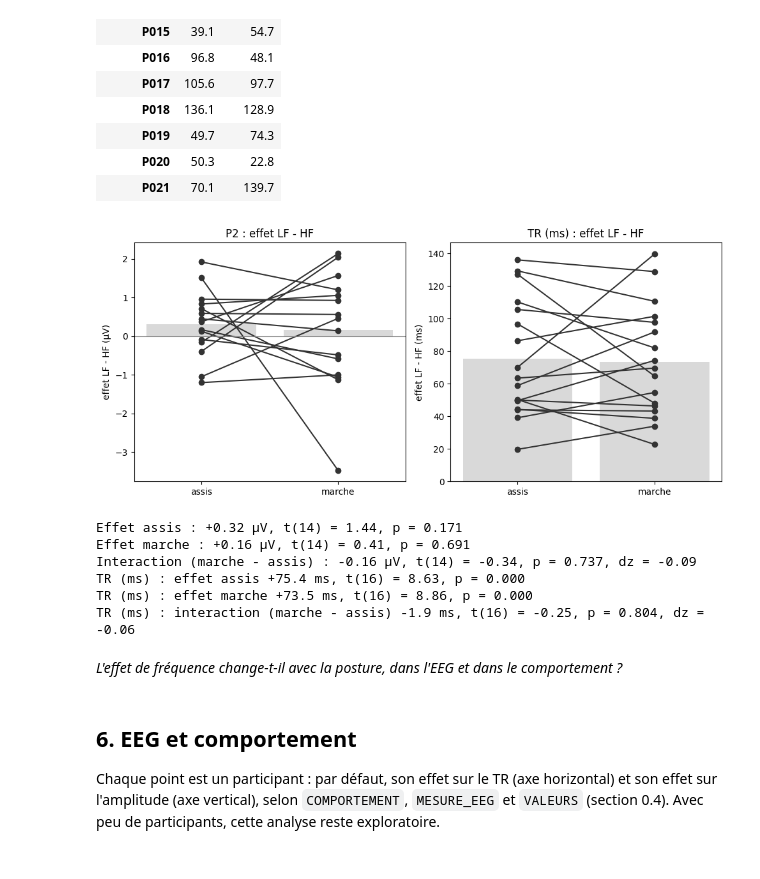
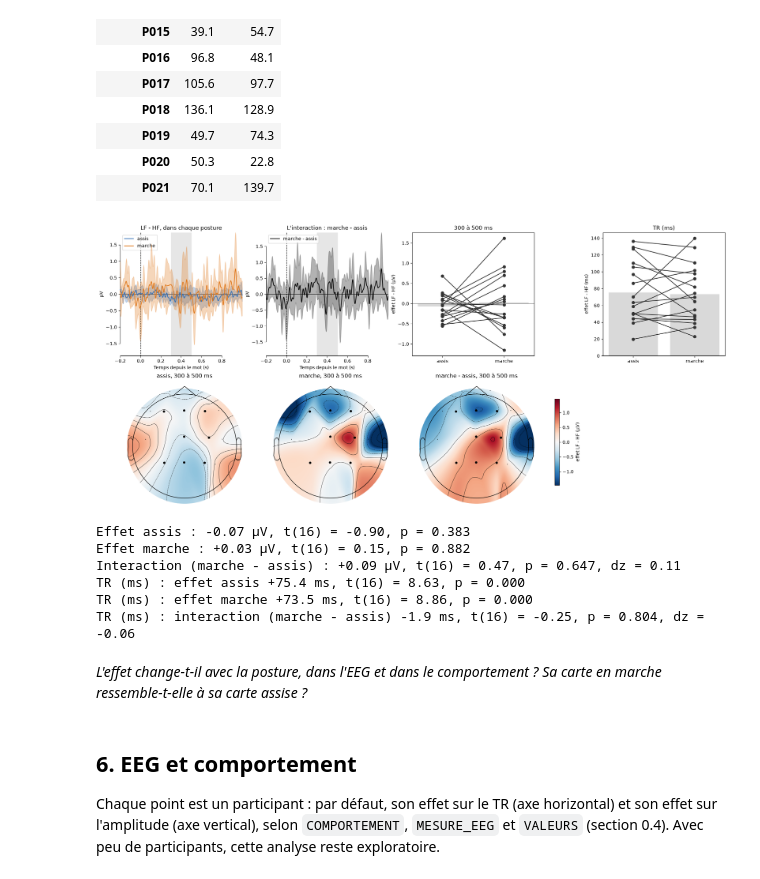
Before and after one commit to snesmaeili/PSY2007-Y-UdeM, a Jupyter notebook: autumn-2026/seance2/09_analysis1_lexicaldecision.ipynb, the cells around one changed output. Cells and saved outputs as stored; diff of their text form; code cells hidden in the pictures.

```diff
--- a/autumn-2026/seance2/09_analysis1_lexicaldecision.ipynb
+++ b/autumn-2026/seance2/09_analysis1_lexicaldecision.ipynb
@@ -174,24 +175,25 @@ justifiez votre choix à l'avance.
 # %%
 # ---- 0.4 Vos choix ---------------------------------------------------------------------------------------------------------------
 COMPOSANTES = {                # le tableau ci-dessus (ne pas modifier)
-    'P2': dict(fenetre=(0.140, 0.220), region=['F3', 'Fz', 'F4', 'C3', 'Cz', 'C4'], polarite='pos', recherche=(0.100, 0.300), centre='mot'),
-    'N400': dict(fenetre=(0.300, 0.500), region=['C3', 'Cz', 'C4', 'P3', 'Pz', 'P4'], polarite='neg', recherche=(0.250, 0.650), centre='mot'),
+    'P2': dict(fenetre=(0.140, 0.220), region=['F3', 'Fz', 'F4', 'C3', 'Cz', 'C4', 'P3', 'Pz', 'P4'], polarite='pos', recherche=(0.100, 0.300), centre='mot'),
+    'N400': dict(fenetre=(0.300, 0.500), region=['F3', 'Fz', 'F4', 'C3', 'Cz', 'C4', 'P3', 'Pz', 'P4'], polarite='neg', recherche=(0.250, 0.650), centre='mot'),
     'LPC': dict(fenetre=(-0.100, 0.0), region=['C3', 'Cz', 'C4', 'P3', 'Pz', 'P4'], polarite='pos', recherche=(-0.500, 0.100), centre='tape'),
     'LPC (mot)': dict(fenetre=(0.450, 0.800), region=['C3', 'Cz', 'C4', 'P3', 'Pz', 'P4'], polarite='pos', recherche=(0.400, 0.900), centre='mot'),
-    'P200': dict(fenetre=(0.180, 0.250), region=['F3', 'Fz', 'F4', 'C3', 'Cz', 'C4'], polarite='pos', recherche=(0.150, 0.300), centre='mot'),
-    'P200-N250': dict(fenetre=(0.180, 0.300), region=['F3', 'Fz', 'F4', 'C3', 'Cz', 'C4'], polarite='pos', recherche=(0.150, 0.350), centre='mot'),
+    'P200': dict(fenetre=(0.180, 0.250), region=['F3', 'Fz', 'F4', 'C3', 'Cz', 'C4', 'P3', 'Pz', 'P4'], polarite='pos', recherche=(0.150, 0.300), centre='mot'),
+    'P200-N250': dict(fenetre=(0.180, 0.300), region=['F3', 'Fz', 'F4', 'C3', 'Cz', 'C4', 'P3', 'Pz', 'P4'], polarite='pos', recherche=(0.150, 0.350), centre='mot'),
     'P3/LPC': dict(fenetre=(0.500, 0.800), region=['C3', 'Cz', 'C4', 'P3', 'Pz', 'P4'], polarite='pos', recherche=(0.450, 0.900), centre='mot'),
     'CPP': dict(fenetre=(-0.500, 0.0), region=['C3', 'Cz', 'C4', 'P3', 'Pz', 'P4'], polarite='pos', recherche=(-0.500, 0.100), centre='tape'),
 }
 
 # Hypothèse
-HYPOTHESE = 'posture'          # 'posture', 'frequence', 'lexicalite' ou 'tr' (essais lents contre rapides)
+HYPOTHESE = 'lexicalite'          # 'posture', 'frequence', 'lexicalite' ou 'tr' (essais lents contre rapides)
 POSTURE = 'les deux'           # pour 'frequence', 'lexicalite' et 'tr' : 'les deux', 'assis' ou 'marche'
 
 # ERP
-COMPOSANTE = 'P2'              # 'P2', 'N400', 'LPC' (autour de la tape), 'LPC (mot)', 'P200', 'P200-N250', 'P3/LPC' ou 'CPP' (autour de la tape)
+COMPOSANTE = 'N400'              # 'P2', 'N400', 'LPC' (autour de la tape), 'LPC (mot)', 'P200', 'P200-N250', 'P3/LPC' ou 'CPP' (autour de la tape)
 FENETRE = COMPOSANTES[COMPOSANTE]['fenetre']   # ou votre fenêtre en secondes, par exemple (0.350, 0.450)
 REGION = COMPOSANTES[COMPOSANTE]['region']     # ou d'autres électrodes, par exemple ['Cz', 'Pz']
+LIGNE_DE_BASE = 'soustraction' # 'soustraction' (la correction classique, celle des notebooks 00) ou 'regression' (Alday, 2019) : section 2.0
 PARTICIPANT = 'P010'           # le participant de l'image des essais (section 2.3)
 
 # Options
@@ -200,6 +202,7 @@ EXIGER_MINIMUM = False         # True : sans les époques où la région a trop
 
 # Sections 5 et 6
 EFFET = 'frequence'            # l'effet comparé entre les postures : 'frequence' (LF - HF) ou 'lexicalite' (pseudo-mots - mots)
+ZONE = 'region'                # où le mesurer : 'region' (REGION et FENETRE) ou 'amas' (l'amas le plus fort de la section 3.1)
 COMPORTEMENT = 'TR (ms)'       # 'TR (ms)', 'Exactitude (%)' ou 'IES (ms)'
 MESURE_EEG = 'amplitude (µV)'  # 'amplitude (µV)' ou 'latence (ms)'
 VALEURS = 'difference'         # 'difference' (l'effet de chaque participant) ou une condition, par exemple 'assis'
@@ -524,10 +686,10 @@ amplitudes essai par essai / √n, où n est le nombre d'essais. Une SME plus gr
 lignes = []
 for participant, a, b in zip(participants, onde_A, onde_B):
     for condition, onde, choix in ((COND_A, a, CHOIX_A), (COND_B, b, CHOIX_B)):
-        amplitude = onde.copy().crop(*FENETRE).data.mean() * 1e6
+        amplitude = onde.copy().crop(*FENETRE).get_data(units='uV').mean()
         # strict=False : le point le plus haut (ou le plus bas) de la fenêtre, quel que soit son signe
         _, latence = onde.get_peak(tmin=FENETRE_LATENCE[0], tmax=FENETRE_LATENCE[1], mode=POLARITE, strict=False)
-        par_essai = region_mesuree(EPOQUES[participant][choix].copy().crop(*FENETRE), REGION)[0].mean(axis=1)   # l'amplitude de chaque essai
+        par_essai = REGIONALES[participant][choix].crop(*FENETRE).get_data(units='uV').mean(axis=(1, 2))   # chaque essai
         lignes.append({'participant': participant, 'condition': condition, 'amplitude (µV)': amplitude, 'latence (ms)': latence * 1000,
                        'SME (µV)': par_essai.std(ddof=1) / np.sqrt(len(par_essai)), 'essais': len(par_essai)})
 mesures_eeg = pd.DataFrame(lignes)
@@ -652,41 +826,65 @@ TR (ms) : effet LF - HF dans chaque posture
 | P021 | 70.1 | 139.7 |
 # %%
 # ---- F7 : l'effet dans chaque posture et l'interaction ---------------------------------------------------------------------------
+fig, axes = plt.subplots(2, 4, figsize=(19, 8.5), layout='constrained')
+mne.viz.plot_compare_evokeds(ondes, picks='zone', ci=0.95, colors={'assis': '#2f6db5', 'marche': '#e0791d'}, axes=axes[0, 0],
+                             show_sensors=False, title=f'{NOM_EFFET}, dans chaque posture', show=False)
+ecarts = [mne.combine_evoked([m, a], weights=[1, -1]) for a, m in zip(ondes['assis'], ondes['marche'])]   # marche - assis
+mne.viz.plot_compare_evokeds({'marche - assis': ecarts}, picks='zone', ci=0.95, colors=['k'], axes=axes[0, 1], show_sensors=False,
+                             title="L'interaction : marche - assis", show=False)
+for ax in axes[0, :2]:
+    ax.axvspan(*FENETRE_5, color='0.9', zorder=0)
+    ax.set_xlabel(f'Temps depuis {ZERO} (s)')
+axes[0, 2].bar([0, 1], interaction.mean(), color='0.85')
+axes[0, 2].plot([0, 1], interaction.T.to_numpy(), color='0.2', marker='o')     # un trait par participant
+axes[0, 2].axhline(0, color='0.5', lw=0.8)
+axes[0, 2].set(xticks=[0, 1], xticklabels=['assis', 'marche'], ylabel=f'effet {NOM_EFFET} (µV)',
+               title=f'{FENETRE_5[0] * 1000:.0f} à {FENETRE_5[1] * 1000:.0f} ms')
 UNITE_C = COMPORTEMENT.split('(')[1].rstrip(')')                 # 'ms' ou '%'
-fig, axes = plt.subplots(1, 2, figsize=(10, 4.5))
-for ax, tableau, titre, unite in ((axes[0], interaction, NOM, 'µV'), (axes[1], interaction_c, COMPORTEMENT, UNITE_C)):   # l'EEG, le comportement
-    ax.bar([0, 1], tableau.mean(), color='0.85')
-    ax.plot([0, 1], tableau.T.to_numpy(), color='0.2', marker='o')     # un trait par participant
-    ax.axhline(0, color='0.5', lw=0.8)
-    ax.set(xticks=[0, 1], xticklabels=['assis', 'marche'], ylabel=f'effet {NOM_EFFET} ({unite})', title=f'{titre} : effet {NOM_EFFET}')
-plt.tight_layout()
+axes[0, 3].bar([0, 1], interaction_c.mean(), color='0.85')        # le comportement (5.2)
+axes[0, 3].plot([0, 1], interaction_c.T.to_numpy(), color='0.2', marker='o')
+axes[0, 3].axhline(0, color='0.5', lw=0.8)
+axes[0, 3].set(xticks=[0, 1], xticklabels=['assis', 'marche'], ylabel=f'effet {NOM_EFFET} ({UNITE_C})', title=COMPORTEMENT)
+axes[1, 3].set_axis_off()
+# les cartes dans la fenêtre : à chaque électrode, la moyenne des participants qui l'ont mesurée (au moins 3, et la moitié d'entre eux)
+cartes['marche - assis'] = [mne.combine_evoked([m, a], weights=[1, -1]) for a, m in zip(cartes['assis'], cartes['marche'])]
+valeurs = {nom: np.array([c.copy().crop(*FENETRE_5).get_data(units='uV').mean(axis=1) for c in liste]) for nom, liste in cartes.items()}
+vue_5 = np.isfinite(valeurs['marche - assis']).sum(axis=0) >= max(3, len(interaction) / 2)
+info_5 = mne.pick_info(cartes['assis'][0].info, np.flatnonzero(vue_5))
+info_5['bads'] = []
+limite_5 = max(np.abs(np.nanmean(v[:, vue_5], axis=0)).max() for v in valeurs.values())
+for ax, (nom, v) in zip(axes[1], valeurs.items()):
+    mne.viz.plot_topomap(np.nanmean(v[:, vue_5], axis=0), info_5, axes=ax, vlim=(-limite_5, limite_5), cmap='RdBu_r', show=False,
+                         mask=np.isin(info_5.ch_names, ELECTRODES_5), mask_params=dict(marker='o', markerfacecolor='k', markersize=4))
+    ax.set_title(f'{nom}, {FENETRE_5[0] * 1000:.0f} à {FENETRE_5[1] * 1000:.0f} ms')
+fig.colorbar(axes[1, 0].images[0], ax=axes[1, :3], shrink=0.7, label=f'effet {NOM_EFFET} (µV)')
 plt.show()
 n = len(interaction)
 for posture in ('assis', 'marche'):                              # chaque effet contre 0
     t, p = stats.ttest_1samp(interaction[posture], 0.0)
     print(f'Effet {posture} : {interaction[posture].mean():+.2f} µV, t({n - 1}) = {t:.2f}, p = {p:.3f}')
 t, p = stats.ttest_rel(interaction['marche'], interaction['assis'])   # l'interaction : l'effet change-t-il avec la posture ?
 difference = interaction['marche'] - interaction['assis']
 print(f'Interaction (marche - assis) : {difference.mean():+.2f} µV, t({n - 1}) = {t:.2f}, p = {p:.3f}, '
       f'dz = {difference.mean() / difference.std(ddof=1):.2f}')
 n_c = len(interaction_c)                                         # le comportement : les mêmes tests
 for posture in ('assis', 'marche'):
     t, p = stats.ttest_1samp(interaction_c[posture], 0.0)
     print(f'{COMPORTEMENT} : effet {posture} {interaction_c[posture].mean():+.1f} {UNITE_C}, t({n_c - 1}) = {t:.2f}, p = {p:.3f}')
 t, p = stats.ttest_rel(interaction_c['marche'], interaction_c['assis'])
 difference_c = interaction_c['marche'] - interaction_c['assis']
 print(f'{COMPORTEMENT} : interaction (marche - assis) {difference_c.mean():+.1f} {UNITE_C}, t({n_c - 1}) = {t:.2f}, p = {p:.3f}, '
       f'dz = {difference_c.mean() / difference_c.std(ddof=1):.2f}')
 # %% [output]
-[figure, old version]
+[figure, new version]
-Effet assis : +0.32 µV, t(14) = 1.44, p = 0.171
-Effet marche : +0.16 µV, t(14) = 0.41, p = 0.691
-Interaction (marche - assis) : -0.16 µV, t(14) = -0.34, p = 0.737, dz = -0.09
+Effet assis : -0.07 µV, t(16) = -0.90, p = 0.383
+Effet marche : +0.03 µV, t(16) = 0.15, p = 0.882
+Interaction (marche - assis) : +0.09 µV, t(16) = 0.47, p = 0.647, dz = 0.11
 TR (ms) : effet assis +75.4 ms, t(16) = 8.63, p = 0.000
 TR (ms) : effet marche +73.5 ms, t(16) = 8.86, p = 0.000
 TR (ms) : interaction (marche - assis) -1.9 ms, t(16) = -0.25, p = 0.804, dz = -0.06
 # %% [markdown]
-*L'effet de fréquence change-t-il avec la posture, dans l'EEG et dans le comportement ?*
+*L'effet change-t-il avec la posture, dans l'EEG et dans le comportement ? Sa carte en marche ressemble-t-elle à sa carte assise ?*
 # %% [markdown]
 ## 6. EEG et comportement
 
```
Also changed, not shown: parts of 32 cells of this notebook, 4 other files.
